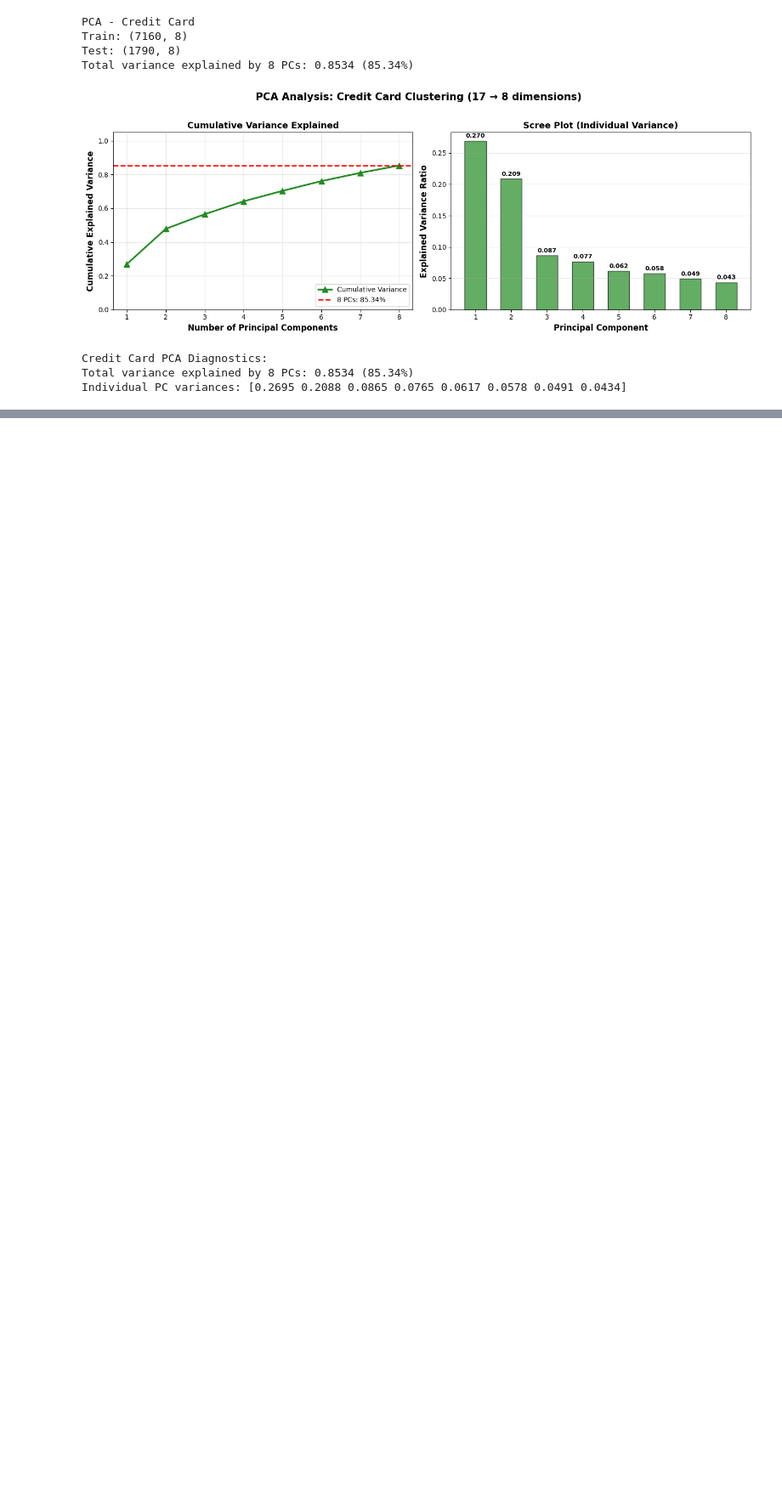
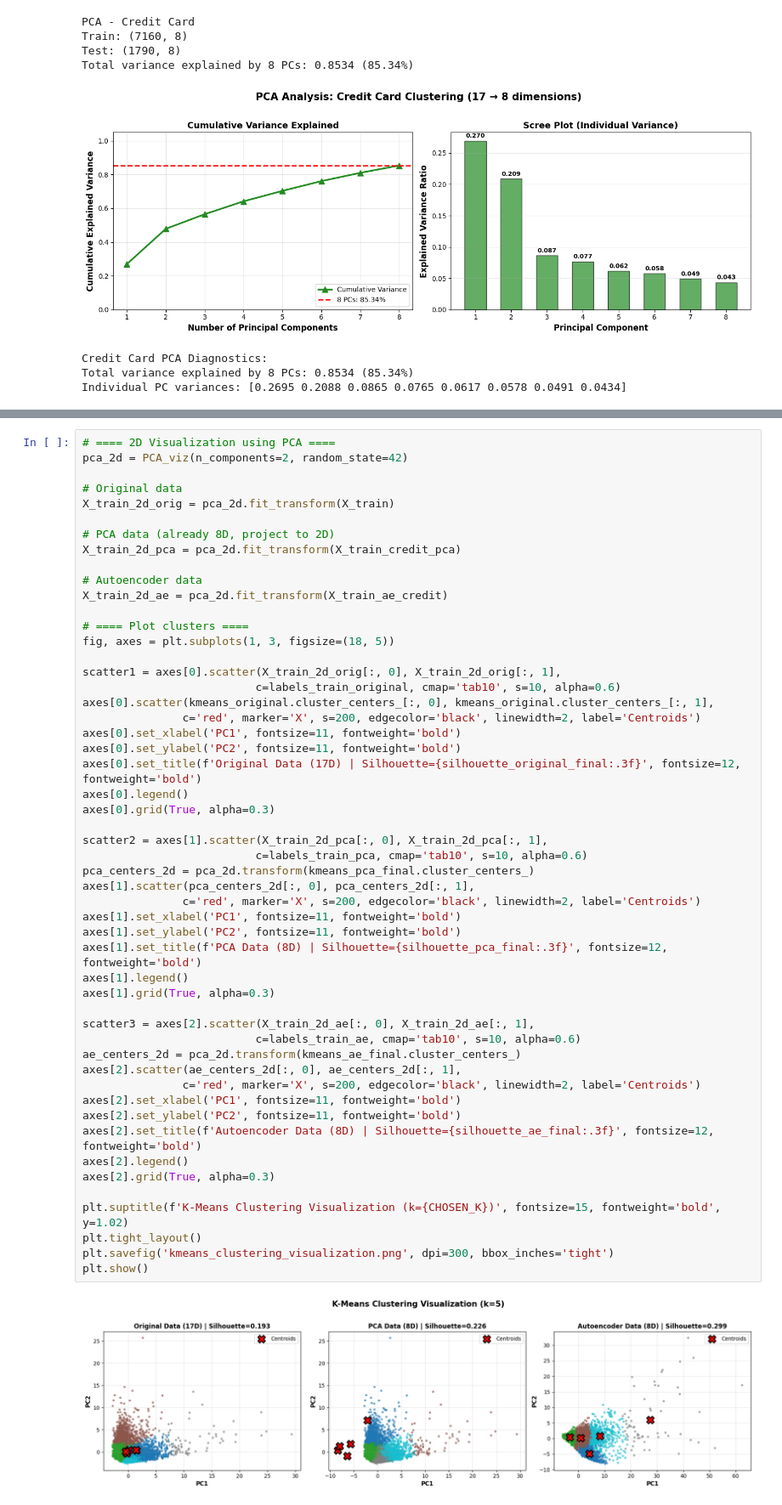
Before and after one commit to Alx-a-cod/MLiterallyConfused, a Jupyter notebook: ML_Assignment_2.ipynb, the cells around one changed output, grey strips where cells are left out. Shown at 85% size. Drawn from its saved outputs; the diff is of its cells as text; blank space fills up the shorter version.

```diff
--- a/ML_Assignment_2.ipynb
+++ b/ML_Assignment_2.ipynb
@@ -1457,0 +2478,54 @@ Improvement: 46.65%
+# %%
+# ==== 2D Visualization using PCA ====
+pca_2d = PCA_viz(n_components=2, random_state=42)
+
+# Original data
+X_train_2d_orig = pca_2d.fit_transform(X_train)
+
+# PCA data (already 8D, project to 2D)
+X_train_2d_pca = pca_2d.fit_transform(X_train_credit_pca)
+
+# Autoencoder data
+X_train_2d_ae = pca_2d.fit_transform(X_train_ae_credit)
+
+# ==== Plot clusters ====
+fig, axes = plt.subplots(1, 3, figsize=(18, 5))
+
+scatter1 = axes[0].scatter(X_train_2d_orig[:, 0], X_train_2d_orig[:, 1],
+                          c=labels_train_original, cmap='tab10', s=10, alpha=0.6)
+axes[0].scatter(kmeans_original.cluster_centers_[:, 0], kmeans_original.cluster_centers_[:, 1],
+               c='red', marker='X', s=200, edgecolor='black', linewidth=2, label='Centroids')
+axes[0].set_xlabel('PC1', fontsize=11, fontweight='bold')
+axes[0].set_ylabel('PC2', fontsize=11, fontweight='bold')
+axes[0].set_title(f'Original Data (17D) | Silhouette={silhouette_original_final:.3f}', fontsize=12, fontweight='bold')
+axes[0].legend()
+axes[0].grid(True, alpha=0.3)
+
+scatter2 = axes[1].scatter(X_train_2d_pca[:, 0], X_train_2d_pca[:, 1],
+                          c=labels_train_pca, cmap='tab10', s=10, alpha=0.6)
+pca_centers_2d = pca_2d.transform(kmeans_pca_final.cluster_centers_)
+axes[1].scatter(pca_centers_2d[:, 0], pca_centers_2d[:, 1],
+               c='red', marker='X', s=200, edgecolor='black', linewidth=2, label='Centroids')
+axes[1].set_xlabel('PC1', fontsize=11, fontweight='bold')
+axes[1].set_ylabel('PC2', fontsize=11, fontweight='bold')
+axes[1].set_title(f'PCA Data (8D) | Silhouette={silhouette_pca_final:.3f}', fontsize=12, fontweight='bold')
+axes[1].legend()
+axes[1].grid(True, alpha=0.3)
+
+scatter3 = axes[2].scatter(X_train_2d_ae[:, 0], X_train_2d_ae[:, 1],
+                          c=labels_train_ae, cmap='tab10', s=10, alpha=0.6)
+ae_centers_2d = pca_2d.transform(kmeans_ae_final.cluster_centers_)
+axes[2].scatter(ae_centers_2d[:, 0], ae_centers_2d[:, 1],
+               c='red', marker='X', s=200, edgecolor='black', linewidth=2, label='Centroids')
+axes[2].set_xlabel('PC1', fontsize=11, fontweight='bold')
+axes[2].set_ylabel('PC2', fontsize=11, fontweight='bold')
+axes[2].set_title(f'Autoencoder Data (8D) | Silhouette={silhouette_ae_final:.3f}', fontsize=12, fontweight='bold')
+axes[2].legend()
+axes[2].grid(True, alpha=0.3)
+
+plt.suptitle(f'K-Means Clustering Visualization (k={CHOSEN_K})', fontsize=15, fontweight='bold', y=1.02)
+plt.tight_layout()
+plt.savefig('kmeans_clustering_visualization.png', dpi=300, bbox_inches='tight')
+plt.show()
+# %% [output]
+[figure, added]
```
Also changed, not shown: parts of 29 cells of this notebook.
